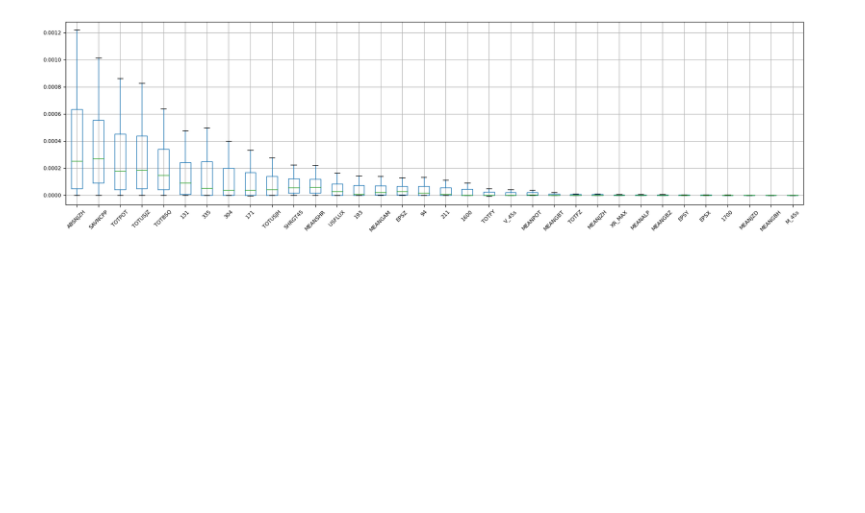
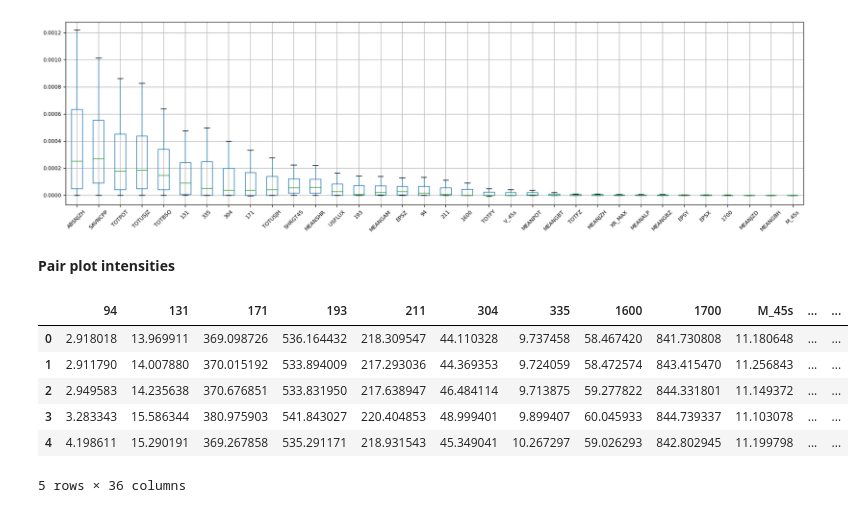
Before and after one commit to brandonlpanos/mvts, a Jupyter notebook: src/scratch.ipynb, the cells around one changed output. Saved outputs shown, nothing was run; the diff lists cells and outputs as text; code cells hidden in the pictures; blank space fills up the shorter version.

```diff
--- a/src/scratch.ipynb
+++ b/src/scratch.ipynb
@@ -958,3 +958,5 @@ for column in sorted_columns.index:
 plt.show()
 # %% [output]
 [figure]
+# %% [markdown]
+**Pair plot intensities**
@@ -960,0 +971,18 @@ plt.show()
+# %%
+# Collect all data into a single pandas dataframe
+dataframes = []
+for file_name in os.listdir('../data/long/'):
+    df = pd.read_csv('../data/long/' + file_name)
+    dataframes.append(df)
+df = pd.concat(dataframes, ignore_index=True)
+df = df.drop(['Unnamed: 0'], axis=1)
+df = df.drop("R_VALUE", axis=1)
+df.head()
+# %% [output]
+|  | 94 | 131 | 171 | 193 | 211 | 304 | 335 | 1600 | 1700 | M_45s | ... | ... |
+| 0 | 2.918018 | 13.969911 | 369.098726 | 536.164432 | 218.309547 | 44.110328 | 9.737458 | 58.467420 | 841.730808 | 11.180648 | ... | ... |
+| 1 | 2.911790 | 14.007880 | 370.015192 | 533.894009 | 217.293036 | 44.369353 | 9.724059 | 58.472574 | 843.415470 | 11.256843 | ... | ... |
+| 2 | 2.949583 | 14.235638 | 370.676851 | 533.831950 | 217.638947 | 46.484114 | 9.713875 | 59.277822 | 844.331801 | 11.149372 | ... | ... |
+| 3 | 3.283343 | 15.586344 | 380.975903 | 541.843027 | 220.404853 | 48.999401 | 9.899407 | 60.045933 | 844.739337 | 11.103078 | ... | ... |
+| 4 | 4.198611 | 15.290191 | 369.267858 | 535.291171 | 218.931543 | 45.349041 | 10.267297 | 59.026293 | 842.802945 | 11.199798 | ... | ... |
+5 rows × 36 columns
```
Also changed, not shown: parts of 2 cells of this notebook.
